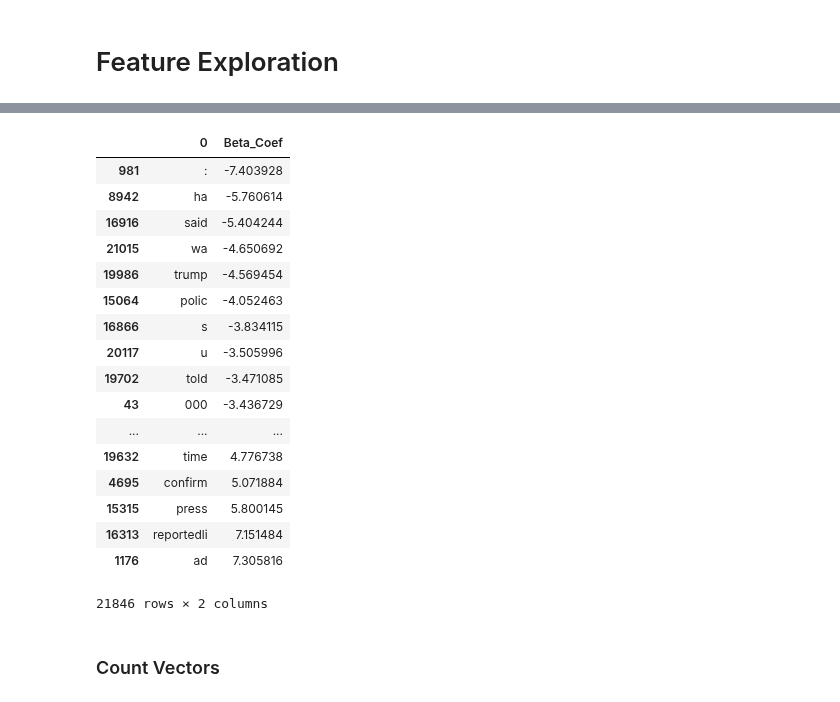
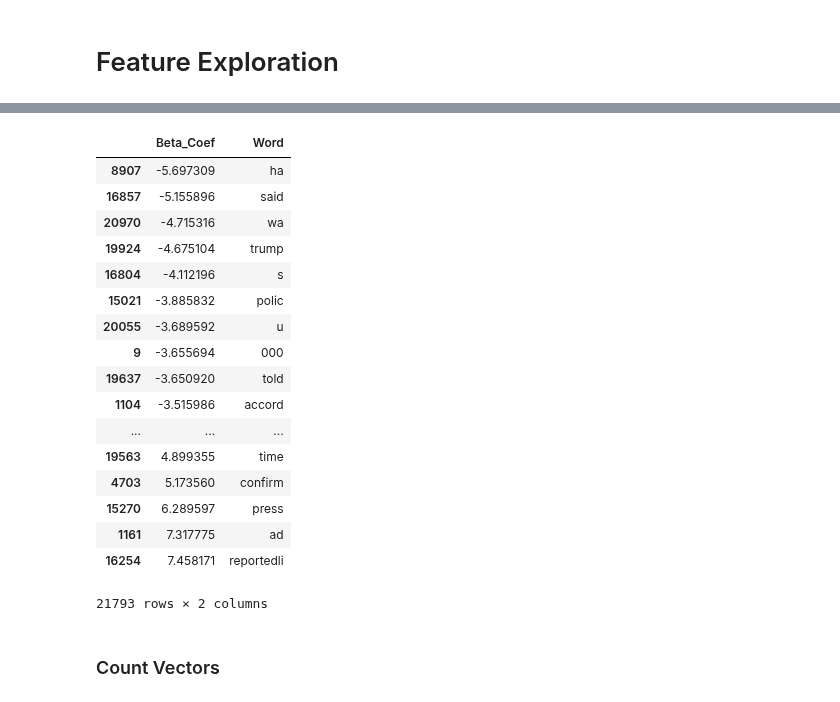
Before and after one commit to johncpolitte/News_or_Satire, a Jupyter notebook: Fresh_notebook_for_cleaning.ipynb, the cells around one changed output, grey strips where cells are left out. Drawn from its saved outputs; the diff is of its cells as text; code cells hidden in the pictures.

Commit message:
more cleaning

```diff
--- a/Fresh_notebook_for_cleaning.ipynb
+++ b/Fresh_notebook_for_cleaning.ipynb
@@ -66,7 +66,9 @@ def new_cleaner(df):
     article_list = list(df_final.Article)
     clean_list = []
     for article in article_list:
-        clean_list.append(re.sub('[\”\“\‘;—:\'\'\'•]', '', article))
+        samp1 = re.sub('[''\”\“\‘;—:\'\'\'•·%$!&+}{|><_]', '', article)
+        samp2 = samp1.replace('news','')
+        clean_list.append(samp2.replace('fox',''))
     df['Article'] = clean_list
     return df
 # %%
@@ -270,7 +272,7 @@ Confusion matrix
 # Feature Exploration
 # %%
 features = vect.get_feature_names()
-log_reg_coef = log_reg.coef_.reshape(21846,)
+log_reg_coef = log_reg.coef_.reshape(21793,)
 # %%
 len(features), len(log_reg_coef)
 # %% [output]
@@ -301,2 +303,3 @@ feature_df
 # %%
 feature_df['Beta_Coef'] = log_reg_coef
+feature_df['Word'] = feature_df[0]
@@ -305,24 +306,26 @@ feature_coef = feature_coef[['Features', 'Beta_Coef']]
+# %%
+beta_feature_df = feature_df[['Beta_Coef', 'Word']]
 # %%
-feature_df.sort_values('Beta_Coef')
+beta_feature_df.sort_values('Beta_Coef')
 # %% [output]
-|  | 0 | Beta_Coef |
-| 981 | : | -7.403928 |
-| 8942 | ha | -5.760614 |
-| 16916 | said | -5.404244 |
-| 21015 | wa | -4.650692 |
-| 19986 | trump | -4.569454 |
-| 15064 | polic | -4.052463 |
-| 16866 | s | -3.834115 |
-| 20117 | u | -3.505996 |
-| 19702 | told | -3.471085 |
-| 43 | 000 | -3.436729 |
+|  | Beta_Coef | Word |
+| 8907 | -5.697309 | ha |
+| 16857 | -5.155896 | said |
+| 20970 | -4.715316 | wa |
+| 19924 | -4.675104 | trump |
+| 16804 | -4.112196 | s |
+| 15021 | -3.885832 | polic |
+| 20055 | -3.689592 | u |
+| 9 | -3.655694 | 000 |
+| 19637 | -3.650920 | told |
+| 1104 | -3.515986 | accord |
 | ... | ... | ... |
-| 19632 | time | 4.776738 |
-| 4695 | confirm | 5.071884 |
-| 15315 | press | 5.800145 |
-| 16313 | reportedli | 7.151484 |
-| 1176 | ad | 7.305816 |
+| 19563 | 4.899355 | time |
+| 4703 | 5.173560 | confirm |
+| 15270 | 6.289597 | press |
+| 1161 | 7.317775 | ad |
+| 16254 | 7.458171 | reportedli |
-21846 rows × 2 columns
+21793 rows × 2 columns
 # %% [markdown]
 ### Count Vectors
 # %%
```
Also changed, not shown: parts of 7 cells of this notebook.
